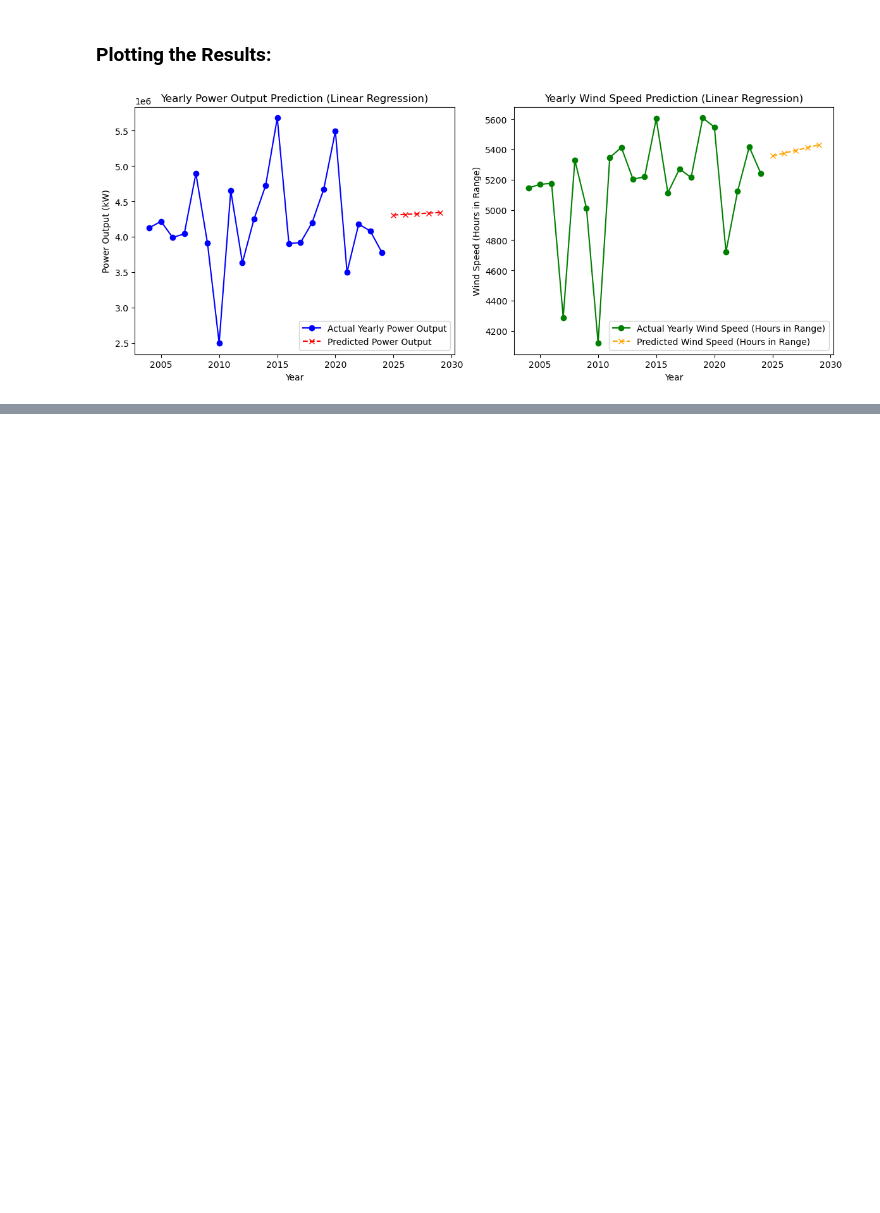
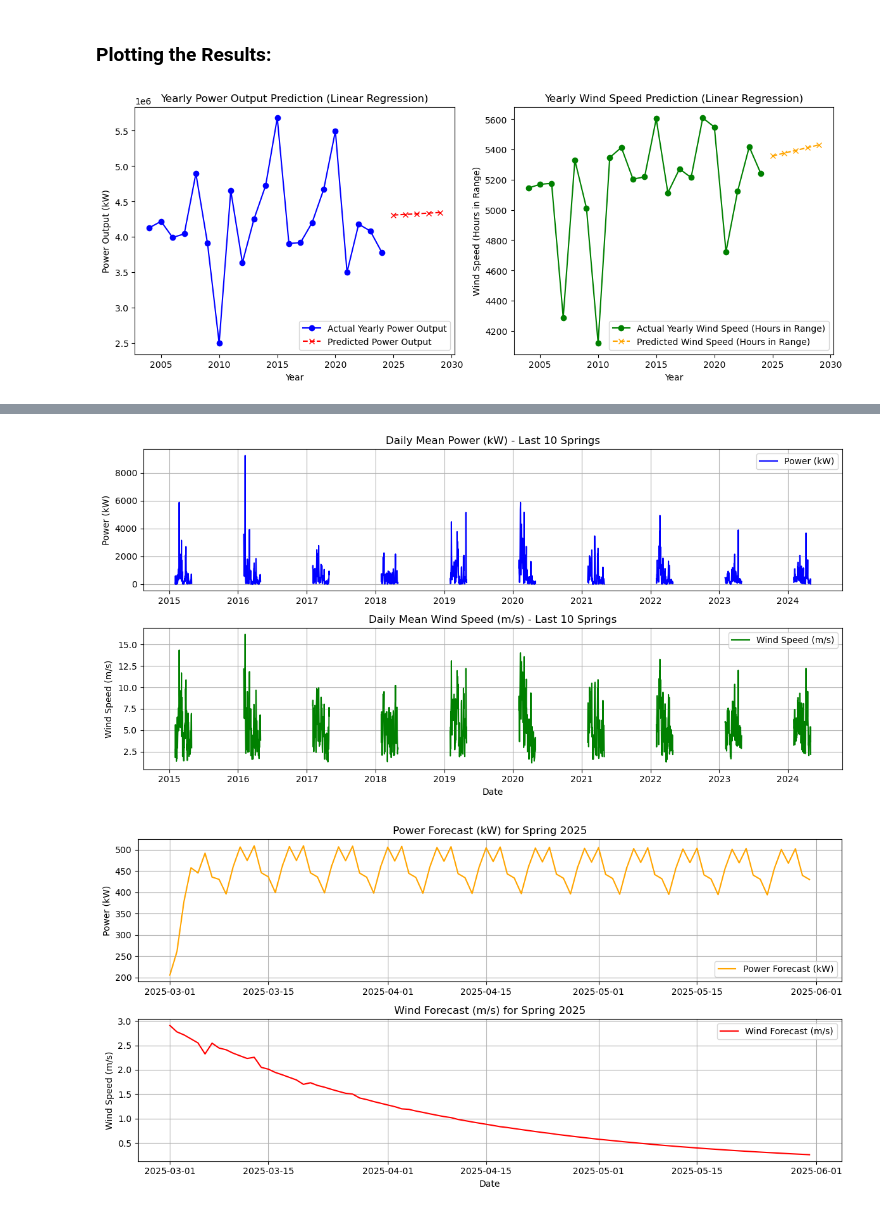
Before and after one commit to ermelinda-q/PFDA, a Jupyter notebook: project/project.ipynb, the cells around one changed output, grey strips where cells are left out. Cells and saved outputs as stored; diff of their text form; code cells hidden in the pictures; blank space fills up the shorter version.

```diff
--- a/project/project.ipynb
+++ b/project/project.ipynb
@@ -36,7 +28,7 @@ from calculation_functions import *
 # %%
 # Uploading the dataset to my data frame, skipping the first 23 rows as the dataset starts at row 24.
 # Setting low_memory=False - easier to upload in big datasets.
-df = pd.read_csv('./data/data_valentia_updated.csv', skiprows=23, low_memory=False)
+df = pd.read_csv('./data/valentia.csv', skiprows=23, low_memory=False)
 
 # Creating a subset using only the data I need for this project.
 # Two ways of doing it:
@@ -445,7 +439,6 @@ plt.show()
 df_wind_project = df_wind_project.copy()
 df_wind_project.loc[:, 'year'] = df_wind_project.index.year                     # Extract year.
 df_wind_project.loc[:, 'month'] = df_wind_project.index.month                   # Extract month.
-df_wind_project.loc[:, 'season'] = df_wind_project.index.month % 12 // 3 + 1    # Extract season.
 # %%
 # Creating a new column 'season_label' in the DataFrame referring to 'month'
 # by calling 'get_season' function in the 'project_functions.py' file.
@@ -817,0 +906,51 @@ plt.show()
+# %%
+# Plotting daily spring data
+if len(daily_spring_data) > 0:
+    plt.figure(figsize=(12, 6))
+
+    # Plot power data
+    plt.subplot(2, 1, 1)
+    plt.plot(daily_spring_data.index, daily_spring_data['power_kw'], label='Power (kW)', color='blue')
+    plt.title('Daily Mean Power (kW) - Last 10 Springs')
+    plt.ylabel('Power (kW)')
+    plt.legend()
+    plt.grid()
+
+    # Plot wind speed data
+    plt.subplot(2, 1, 2)
+    plt.plot(daily_spring_data.index, daily_spring_data['wdsp_m/s'], label='Wind Speed (m/s)', color='green')
+    plt.title('Daily Mean Wind Speed (m/s) - Last 10 Springs')
+    plt.xlabel('Date')
+    plt.ylabel('Wind Speed (m/s)')
+    plt.legend()
+    plt.grid()
+
+    plt.tight_layout()
+    plt.show()
+
+# Plotting forecasted data
+if not forecast_df.empty:
+    plt.figure(figsize=(12, 6))
+
+    # Plot power forecast
+    plt.subplot(2, 1, 1)
+    plt.plot(forecast_df['date'], forecast_df['power_forecast'], label='Power Forecast (kW)', color='orange')
+    plt.title('Power Forecast (kW) for Spring 2025')
+    plt.ylabel('Power (kW)')
+    plt.legend()
+    plt.grid()
+
+    # Plot wind forecast
+    plt.subplot(2, 1, 2)
+    plt.plot(forecast_df['date'], forecast_df['wind_forecast'], label='Wind Forecast (m/s)', color='red')
+    plt.title('Wind Forecast (m/s) for Spring 2025')
+    plt.xlabel('Date')
+    plt.ylabel('Wind Speed (m/s)')
+    plt.legend()
+    plt.grid()
+
+    plt.tight_layout()
+    plt.show()
+# %% [output]
+[figure, added]
+[figure, added]
```
Also changed, not shown: parts of 6 cells of this notebook, 8 other files.
